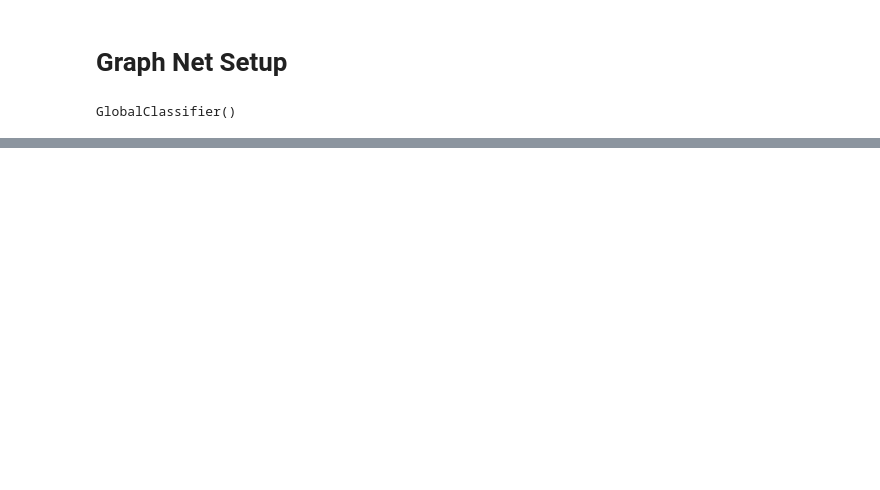
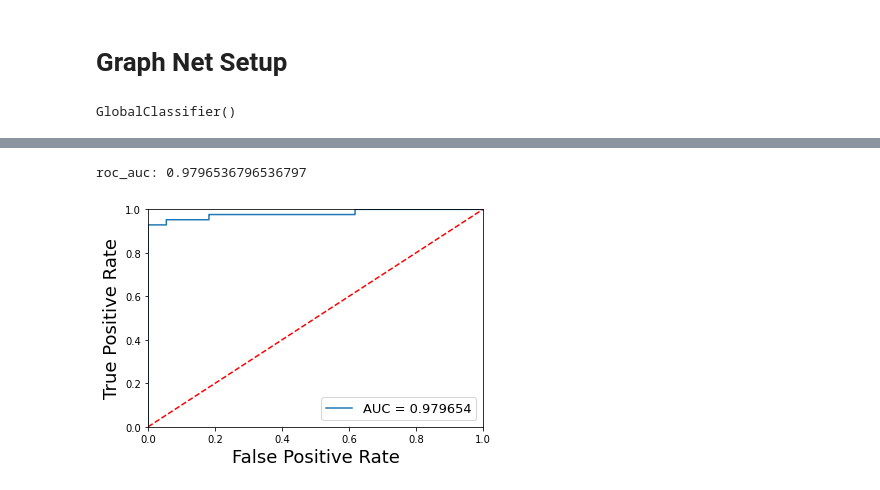
Before and after one commit to mariel-pettee/LCStudies, a Jupyter notebook: classifier/gnn_ming.ipynb, the cells around one changed output, grey strips where cells are left out. Saved outputs shown, nothing was run; the diff lists cells and outputs as text; code cells hidden in the pictures; blank space fills up the shorter version.

```diff
--- a/classifier/gnn_ming.ipynb
+++ b/classifier/gnn_ming.ipynb
@@ -631,0 +643,37 @@ def update_step(inputs_tr, targets_tr):
+# %%
+# calc roc curve and auc
+test_predictions = []
+test_truth = []
+
+input_list_test = []
+target_list_test = []
+for data in test_graphs:
+    input_test, target_test = data
+    if input_test is None:
+            continue
+    input_list_test.append(input_test)
+    target_list_test.append(target_test)
+    if len(input_list_test) >= batch_size:
+        input_test = utils_tf.concat(input_list, axis=0)
+        target_test = utils_tf.concat(target_list, axis=0)
+        output_test = model(input_test, num_processing_steps_te)
+        test_predictions.append(output_test[-1].globals)
+        test_truth.append(target_test.globals)
+# %%
+fpr, tpr, thresholds = roc_curve(
+    np.array([x.numpy() for x in test_truth]).flatten(),
+    np.array([x.numpy() for x in test_predictions]).flatten(),
+    pos_label=1
+)
+roc_auc = auc(fpr, tpr)
+print("roc_auc:", roc_auc)
+plt.plot(fpr, tpr, label = 'AUC = %0.6f' % roc_auc)
+plt.legend(loc = 'lower right')
+plt.plot([0, 1], [0, 1],'r--')
+plt.xlim([0, 1])
+plt.ylim([0, 1])
+plt.ylabel('True Positive Rate')
+plt.xlabel('False Positive Rate');
+# %% [output]
+roc_auc: 0.9796536796536797
+[figure, added]
```
Also changed, not shown: parts of 28 cells of this notebook, 1 other file.
